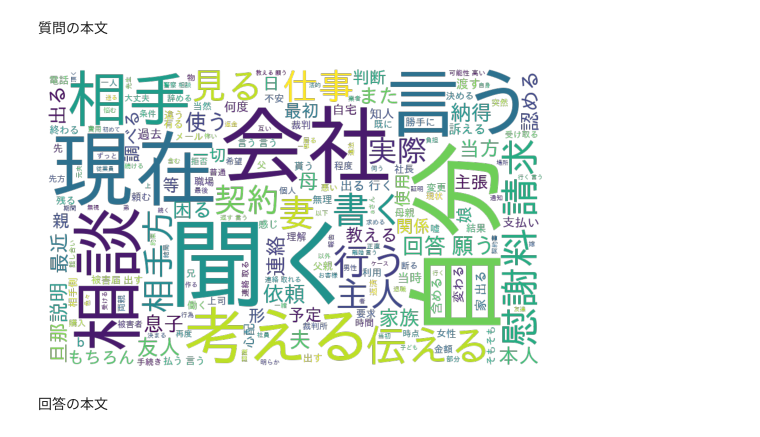
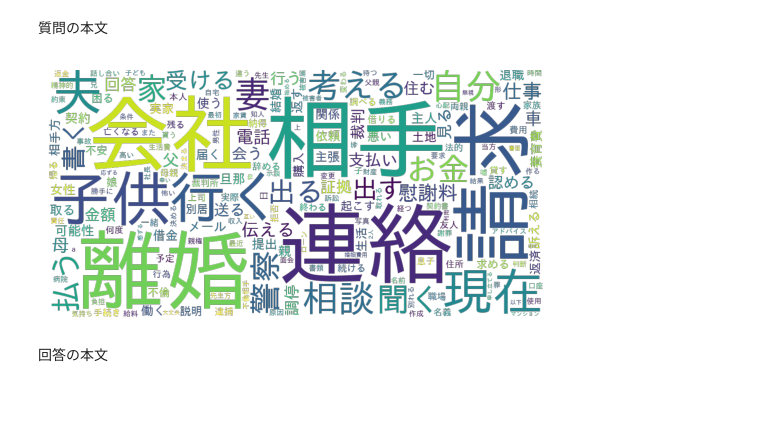
Before and after one commit to HotariTobu/Analysis-bengo4.com, a Jupyter notebook: wc/wc.ipynb, the cells around one changed output. Cells and saved outputs as stored; diff of their text form; code cells hidden in the pictures; blank space fills up the shorter version.

```diff
--- a/wc/wc.ipynb
+++ b/wc/wc.ipynb
@@ -106,8 +77,12 @@ drawwc(qus_title_terms['表題'], 'dst/wc/qus_title_terms_2.svg', stopwords=['
 # %% [markdown]
 質問の本文
-# %%
-drawwc(qus_body_terms['質問本文'], 'dst/wc/qus_body_terms.svg')
-# %% [output]
-[figure, removed]
+# %%
+terms = dftodict(qus_body_tf)
+del terms['言う']
+del terms['教える']
+del terms['願う']
+drawwc(terms, 'dst/wc/tf/qus_body_tf.svg')
+# %% [output]
+[figure, added]
 # %% [markdown]
 回答の本文
```
Also changed, not shown: parts of 32 cells of this notebook.
